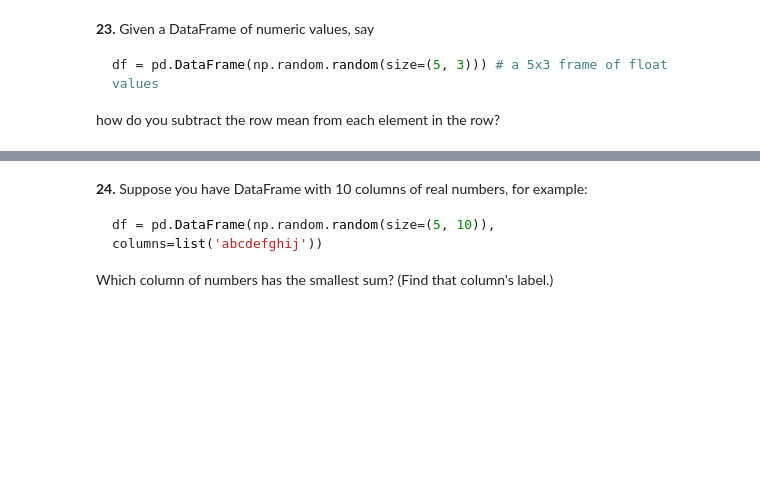
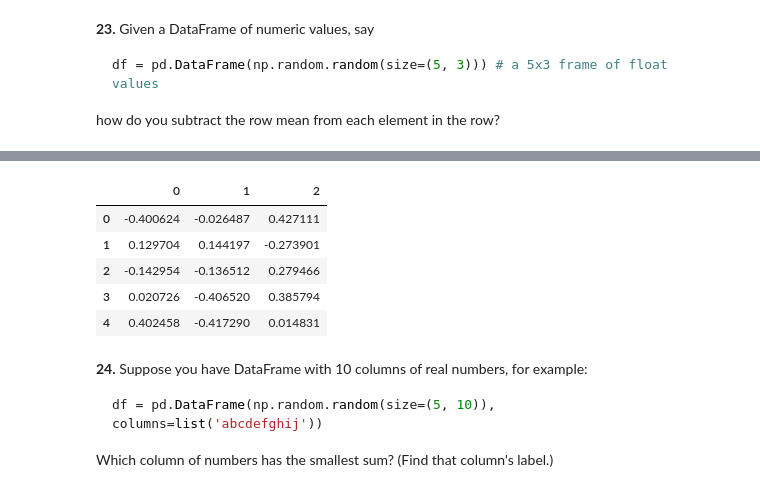
Before and after one commit to ykedarinath/Task_3, a Jupyter notebook: Task_3_pandas_tasks.ipynb, the cells around one changed output, grey strips where cells are left out. Drawn from its saved outputs; the diff is of its cells as text; code cells hidden in the pictures; blank space fills up the shorter version.

```diff
--- a/Task_3_pandas_tasks.ipynb
+++ b/Task_3_pandas_tasks.ipynb
@@ -331,3 +366,12 @@ how do you subtract the row mean from each element in the row?
+# %%
+df3.sub(df3.mean(axis=1), axis=0)
+# %% [output]
+|  | 0 | 1 | 2 |
+| 0 | -0.400624 | -0.026487 | 0.427111 |
+| 1 | 0.129704 | 0.144197 | -0.273901 |
+| 2 | -0.142954 | -0.136512 | 0.279466 |
+| 3 | 0.020726 | -0.406520 | 0.385794 |
+| 4 | 0.402458 | -0.417290 | 0.014831 |
 # %% [markdown]
 **24.** Suppose you have DataFrame with 10 columns of real numbers, for example:
 
```
Also changed, not shown: parts of 9 cells of this notebook.
